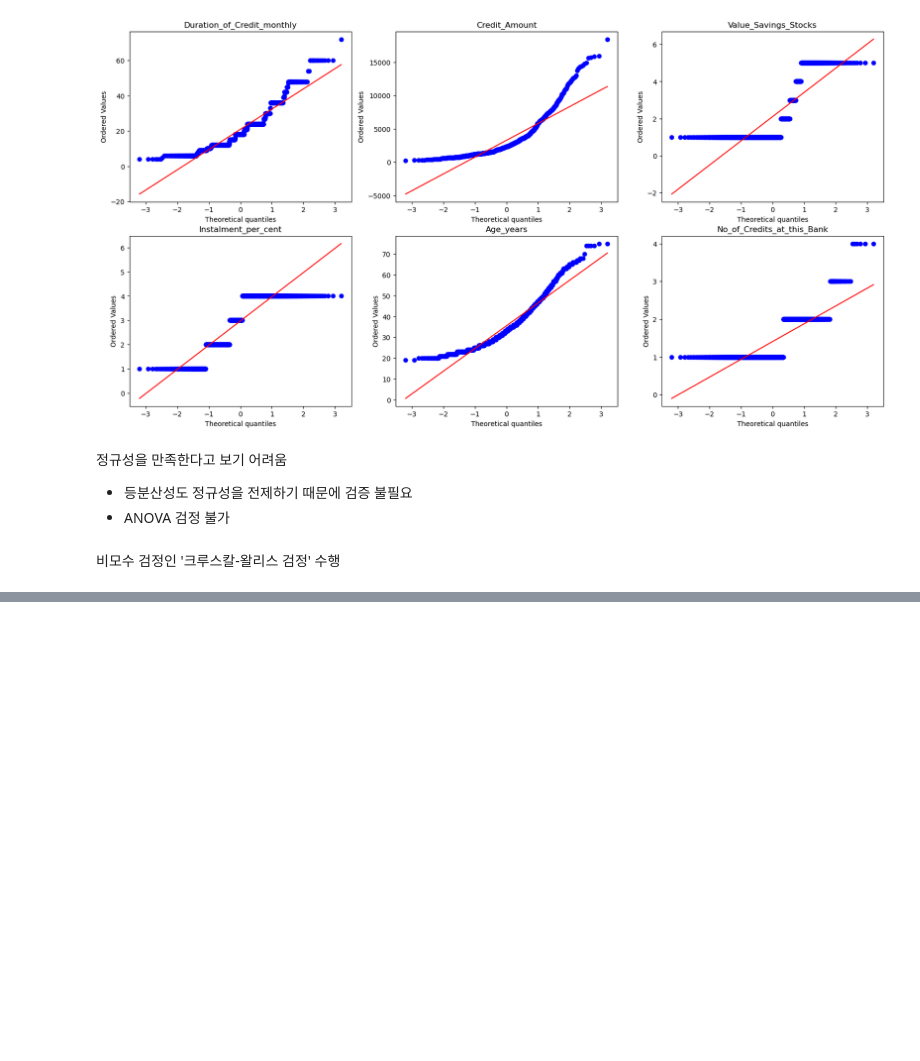
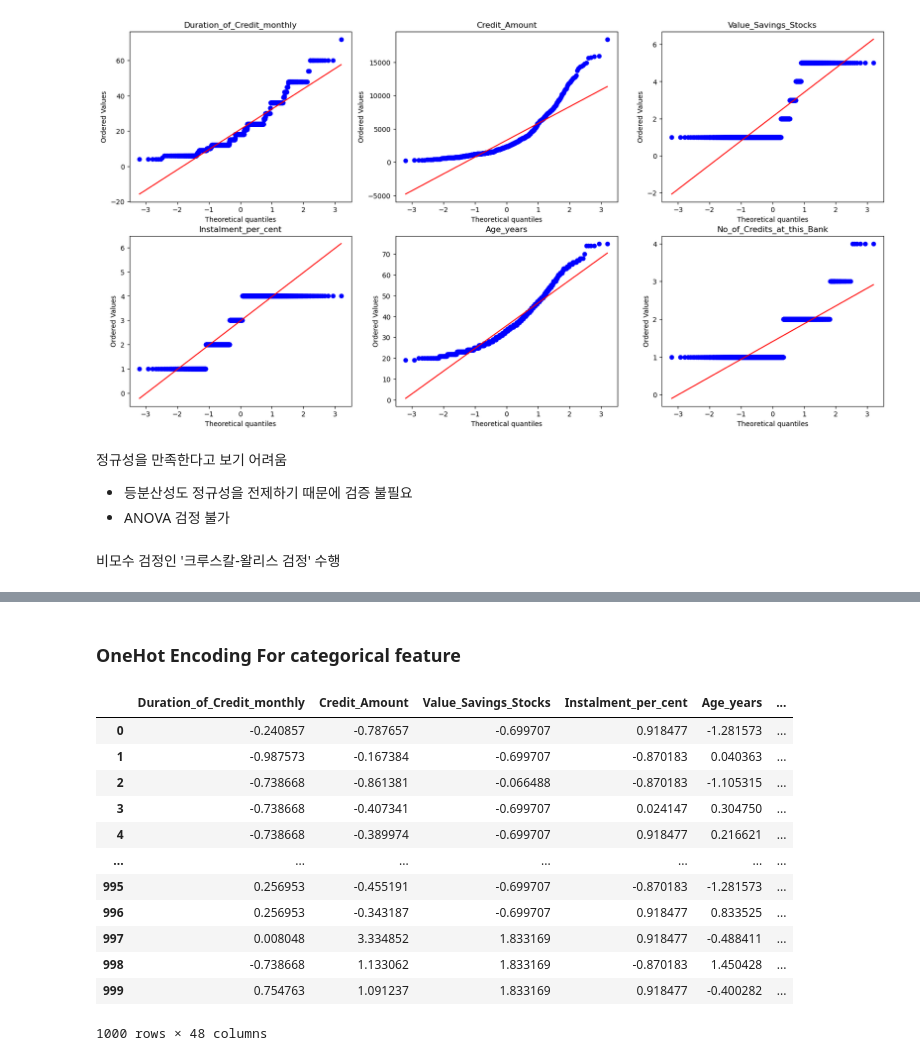
Before and after one commit to MartinusChoi/MLOps-PlayGround, a Jupyter notebook: 01-ML-Training/02-feature-engineering.ipynb, the cells around one changed output, grey strips where cells are left out. Saved outputs shown, nothing was run; the diff lists cells and outputs as text; code cells hidden in the pictures; blank space fills up the shorter version.

```diff
--- a/01-ML-Training/02-feature-engineering.ipynb
+++ b/01-ML-Training/02-feature-engineering.ipynb
@@ -451,0 +654,20 @@ def
+# %% [markdown]
+### OneHot Encoding For categorical feature
+# %%
+selected_input = pd.get_dummies(selected_input, dtype=int)
+
+selected_input
+# %% [output]
+|  | Duration_of_Credit_monthly | Credit_Amount | Value_Savings_Stocks | Instalment_per_cent | Age_years | ... |
+| 0 | -0.240857 | -0.787657 | -0.699707 | 0.918477 | -1.281573 | ... |
+| 1 | -0.987573 | -0.167384 | -0.699707 | -0.870183 | 0.040363 | ... |
+| 2 | -0.738668 | -0.861381 | -0.066488 | -0.870183 | -1.105315 | ... |
+| 3 | -0.738668 | -0.407341 | -0.699707 | 0.024147 | 0.304750 | ... |
+| 4 | -0.738668 | -0.389974 | -0.699707 | 0.918477 | 0.216621 | ... |
+| ... | ... | ... | ... | ... | ... | ... |
+| 995 | 0.256953 | -0.455191 | -0.699707 | -0.870183 | -1.281573 | ... |
+| 996 | 0.256953 | -0.343187 | -0.699707 | 0.918477 | 0.833525 | ... |
+| 997 | 0.008048 | 3.334852 | 1.833169 | 0.918477 | -0.488411 | ... |
+| 998 | -0.738668 | 1.133062 | 1.833169 | -0.870183 | 1.450428 | ... |
+| 999 | 0.754763 | 1.091237 | 1.833169 | 0.918477 | -0.400282 | ... |
+1000 rows × 48 columns
```
Also changed, not shown: parts of 33 cells of this notebook.
